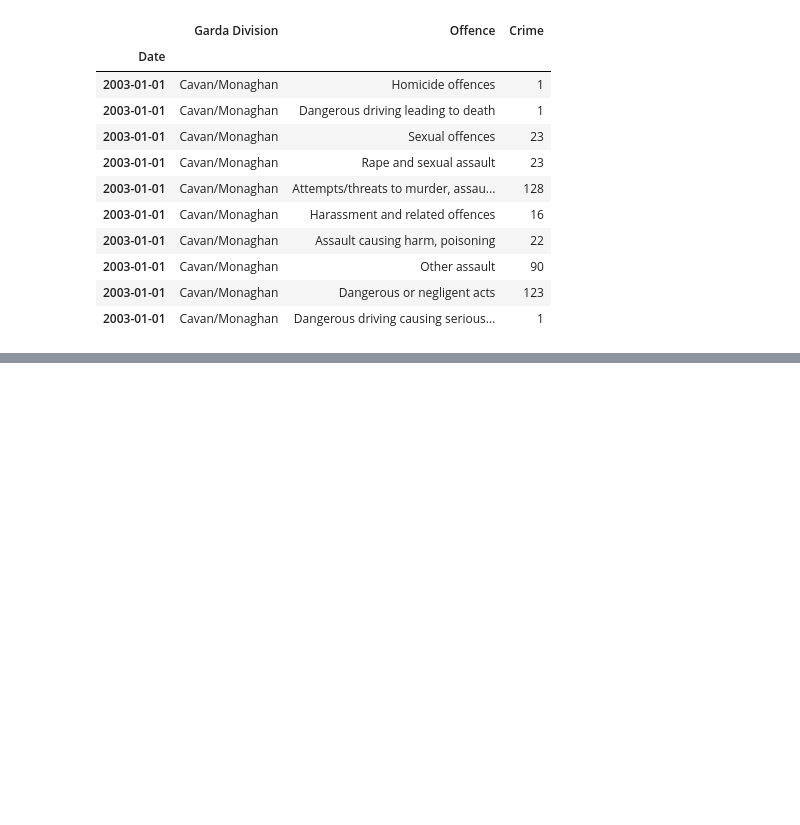
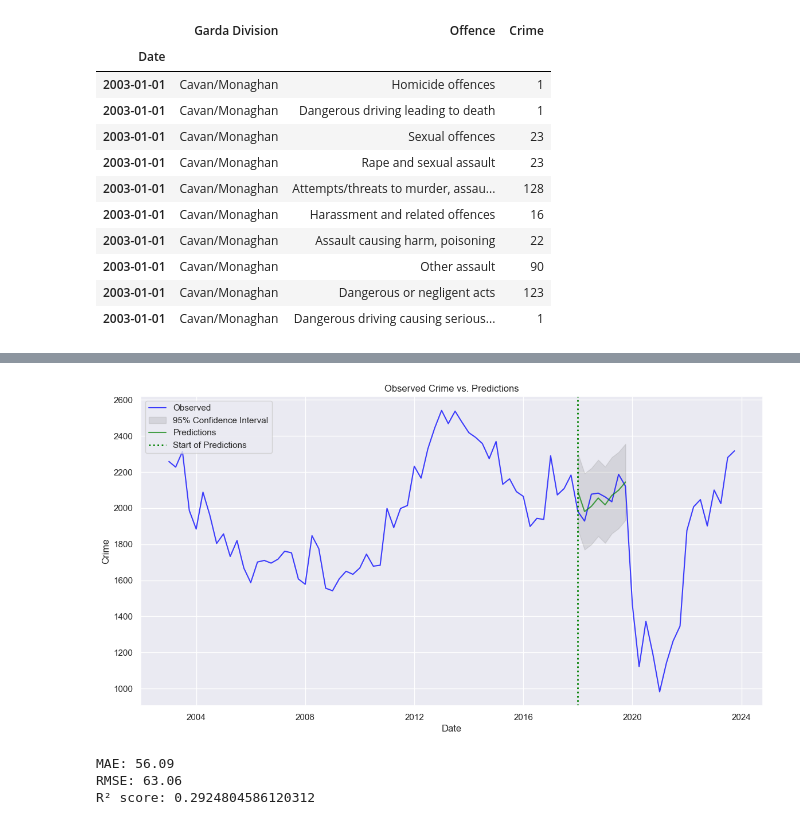
Before and after one commit to caio-moliveira/crime-prediction-using-forecasting-models, a Jupyter notebook: Capstone Project.ipynb, the cells around one changed output, grey strips where cells are left out. Cells and saved outputs as stored; diff of their text form; code cells hidden in the pictures; blank space fills up the shorter version.

Commit message:
working on ARIMA model

```diff
--- a/Capstone Project.ipynb
+++ b/Capstone Project.ipynb
@@ -348,3 +408,6 @@ test = theft_from_person_data['Crime'].loc['2023-01-01':]
+# %%
+train = theft_from_person_data['Crime'].loc['2003-01-01': '2017-10-01']
+test = theft_from_person_data['Crime'].loc['2018-01-01':'2019-10-01']
 # %%
 from statsmodels.tsa.stattools import adfuller
 
@@ -449,6 +526,6 @@ print(best_model.summary())
 # %%
-model = SARIMAX(train, order=(3, 1, 3),
-                seasonal_order=(2, 1, 4, 4),
+model = SARIMAX(train, order=(2,1,3),
+                seasonal_order=(0, 0, 0, 4),
                 enforce_stationarity=False,
                 enforce_invertibility=False)
 
@@ -470,23 +551,32 @@ print('RMSE:', round(rmse, 2))
 # %%
 # Assuming 'theft_from_person_data', 'ci', and 'predictions' are defined properly
 plt.figure(figsize=(14, 7))
 plt.plot(theft_from_person_data['Crime'].index, theft_from_person_data['Crime'], label='Observed', color='blue', alpha=0.75)
 plt.fill_between(ci.index, ci.iloc[:, 0], ci.iloc[:, 1], color='gray', alpha=0.2, label='95% Confidence Interval')
-plt.plot(predictions.index, predictions, label='Predictions', color='red', alpha=0.7)
+plt.plot(predictions.index, predictions, label='Predictions', color='green', alpha=0.7)
 
 # Highlight the prediction period
 plt.axvline(x=test.index[0], color='green', linestyle=':', linewidth=2, label='Start of Predictions')
 
 plt.xlabel('Date')
 plt.ylabel('Crime')
 plt.title('Observed Crime vs. Predictions')
 plt.legend(loc='upper left')
 plt.grid(True)  # Adding a grid for better readability
 plt.show()
+# %% [output]
+[figure, added]
 # %%
-from sklearn.metrics import r2_score
+# Calculate RMSE
+rmse = np.sqrt(((predictions - test) ** 2).mean())
+mae = mean_absolute_error(test, predictions)
 # Calculate the R² score
 r2 = r2_score(test, predictions)
 
-# Print the R² score
+print('MAE:', round(mae, 2))
+print('RMSE:', round(rmse, 2))
 print(f'R² score: {r2}')
+# %% [output]
+MAE: 56.09
+RMSE: 63.06
+R² score: 0.2924804586120312
```
Also changed, not shown: parts of 29 cells of this notebook.
